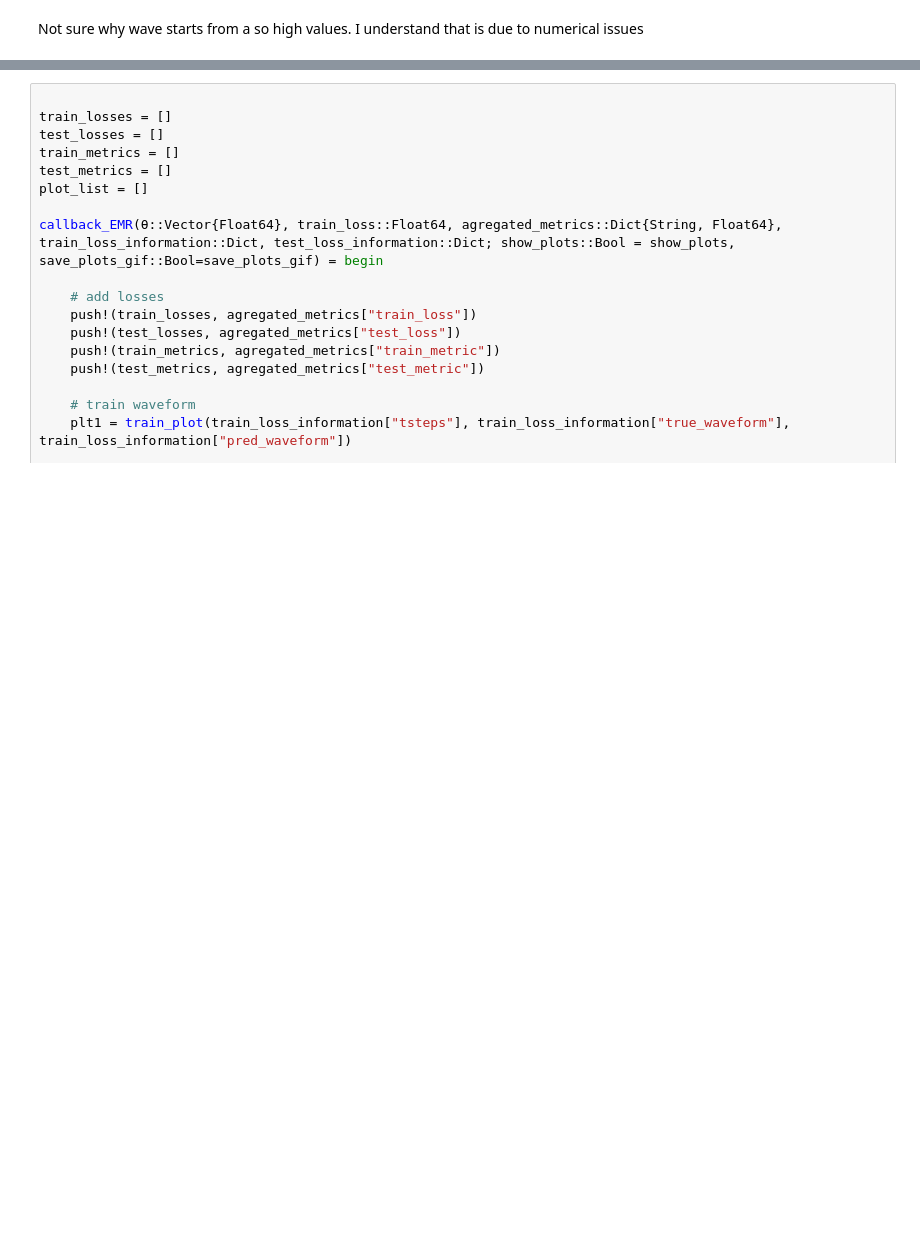
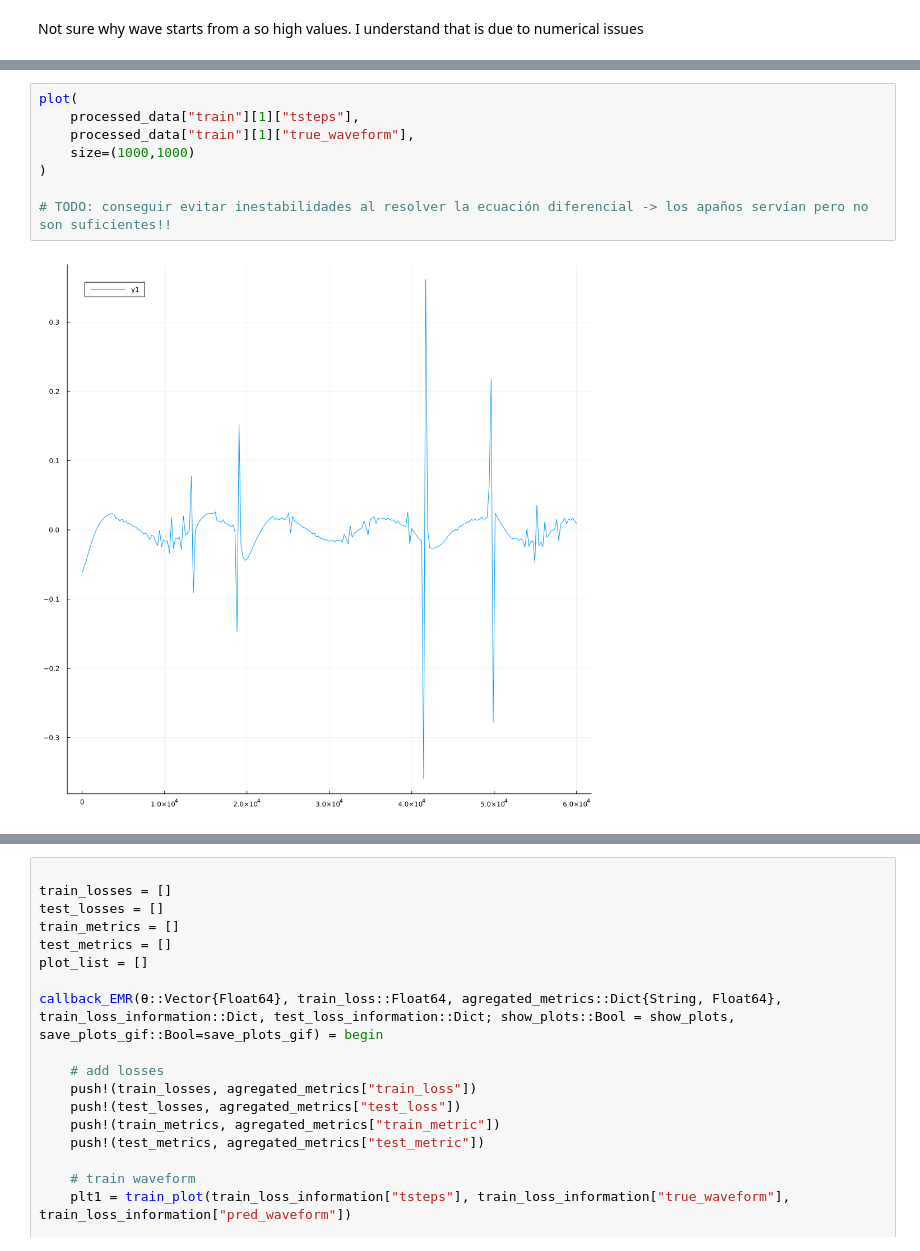
Before and after one commit to rubenbalbastre/pinn-gravitational-waves, a Jupyter notebook: src/processing/experiments/kerr/case_1/EMR_kerr_train_from_schwarzschild.ipynb, the cells around one changed output, grey strips where cells are left out. Cells and saved outputs as stored; diff of their text form; blank space fills up the shorter version.

```diff
--- a/src/processing/experiments/kerr/case_1/EMR_kerr_train_from_schwarzschild.ipynb
+++ b/src/processing/experiments/kerr/case_1/EMR_kerr_train_from_schwarzschild.ipynb
@@ -114,3 +212,13 @@ Not sure why wave starts from a so high values. I understand that is due to nume
+# %%
+plot(
+    processed_data["train"][1]["tsteps"],
+    processed_data["train"][1]["true_waveform"],
+    size=(1000,1000)
+)
+
+# TODO: conseguir evitar inestabilidades al resolver la ecuación diferencial -> los apaños servían pero no son suficientes!!
+# %% [output]
+[figure, added]
 # %%
 # zero training image
 
```
Also changed, not shown: parts of 21 cells of this notebook.
